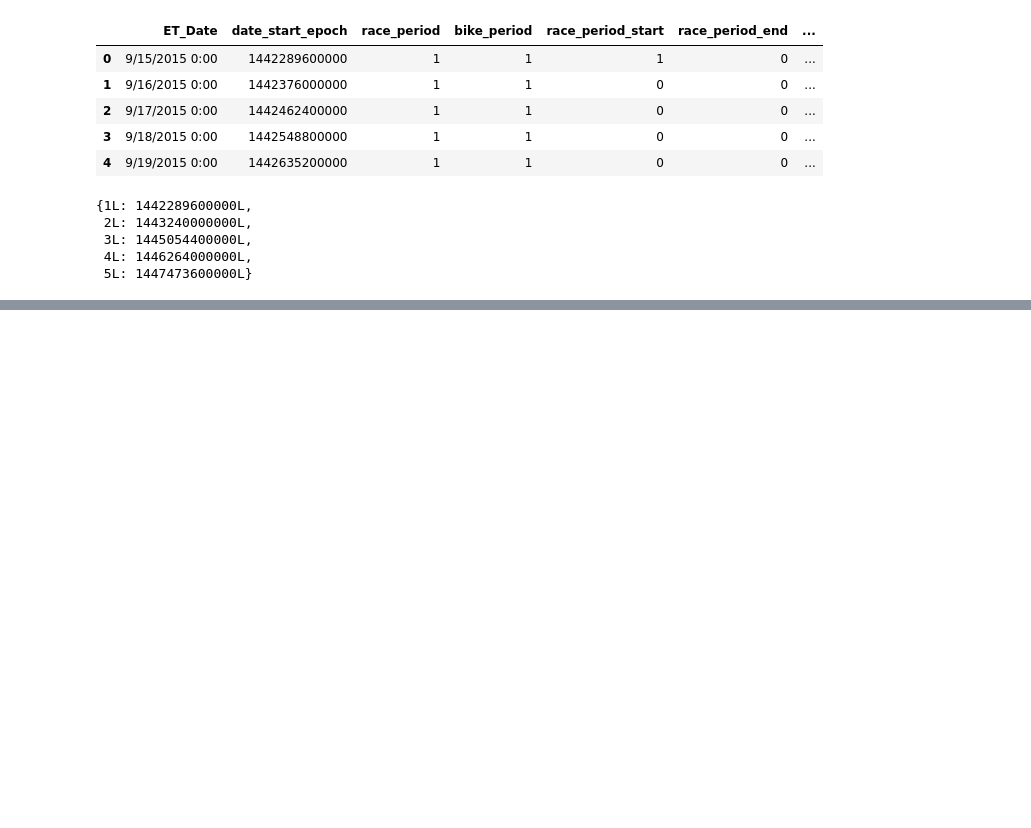
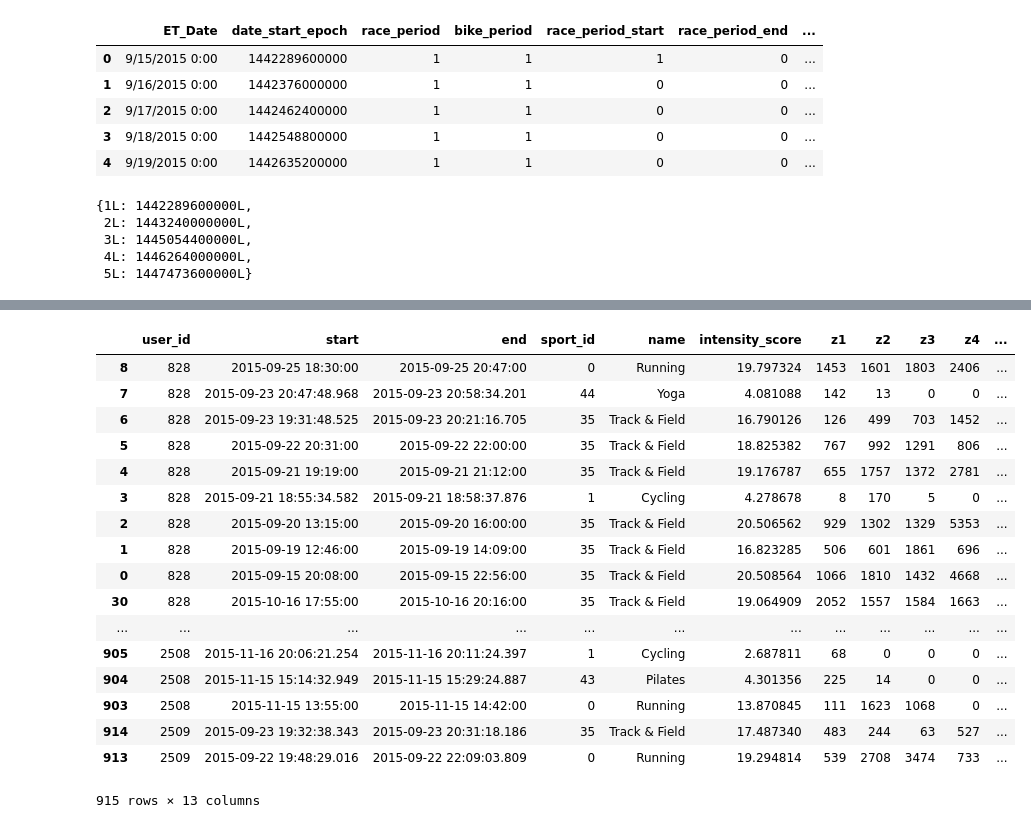
Before and after one commit to callen13/Senior_Thesis, a Jupyter notebook: workout_analysis.ipynb, the cells around one changed output, grey strips where cells are left out. Cells and saved outputs as stored; diff of their text form; code cells hidden in the pictures; blank space fills up the shorter version.

Commit message:
More progress, working on buildup days

```diff
--- a/workout_analysis.ipynb
+++ b/workout_analysis.ipynb
@@ -138,5 +102,25 @@ workouts_subset
+# %%
+def add_bike(df):
+    if (df.end_epoch >= bike_start_dict[1]) and (df.end_epoch < bike_start_dict[2]):
+        return 1
+    elif (df.end_epoch >= bike_start_dict[2]) and (df.end_epoch < bike_start_dict[3]):
+        return 2
+    elif (df.end_epoch >= race_start_dict[3]) and (df.end_epoch < bike_start_dict[4]):
+        return 3
+    elif (df.end_epoch >= bike_start_dict[4]) and (df.end_epoch < bike_start_dict[5]):
+        return 4
+    elif (df.end_epoch >= bike_start_dict[5]) and (df.end_epoch < bike_start_dict[6]):
+        return 5
+    elif (df.end_epoch >= bike_start_dict[6]) and (df.end_epoch < bike_start_dict[7]):
+        return 6
+    elif (df.end_epoch >= bike_start_dict[7]) and (df.end_epoch < bike_start_dict[8]):
+        return 7
+    elif (df.end_epoch >= bike_start_dict[8]) and (df.end_epoch < bike_start_dict[9]):
+        return 8
+    elif (df.end_epoch >= bike_start_dict[9]):
+        return 9
 # %%
-def add_periods(date_markers, df, buildup_days=0, version):
+def add_periods(date_markers, df, buildup_days=0, version=None):
     '''
     Adds race periods to the input dataframe 'df'
         Inputs:
@@ -146,13 +130,51 @@ def add_periods(date_markers, df, buildup_days=0, version):
                 if not 0, and instead a value "n", we look at the "n" days before the race/bike as the "period"
             version: takes two values: "bike", or "race", and treats appropriately
     '''
-    if buildup_days=0:
+    if version==None:
+        print "Enter Either 'race' or 'bike'!"
+    if buildup_days==0:
         if version=="race":
             #Collapse the data frame into only the start and end dates for each race period
             date_markers = date_markers[date_markers['race_period_start'] > 0].reset_index()
+
             #dictionary of race period to start epoch
             race_start_dict = {}
             for i in range(0, len(date_markers)):
-            race_start_dict[date_markers.values[i][3]] = date_markers.values[i][2]
+                race_start_dict[date_markers.values[i][3]] = date_markers.values[i][2]
 
             #Now label each race period as 1, 2, 3, 4, or 5
+            df['race_period'] = df.apply(add_race, axis=1)
+
+        elif version=="bike":
+            #same process, but using the bike start dates
+            date_markers = date_markers[date_markers['bike_period_start'] > 0].reset_index()
+            bike_start_dict = {}
+            for i in range(0, len(date_markers)):
+                bike_start_dict[date_markers.values[i][4]] = date_markers.values[i][2]
+            df['bike_period'] = df.apply(add_bike, axis=1)
+        return df
+# %%
+temp = add_periods(date_markers=date_markers, df=workouts, buildup_days=0, version="race")
+# %%
+group = temp.sort(['user_id', 'race_period', 'end_epoch'], ascending=[True, True, False])
+# %%
+group
+# %% [output]
+|  | user_id | start | end | sport_id | name | intensity_score | z1 | z2 | z3 | z4 | ... |
+| 8 | 828 | 2015-09-25 18:30:00 | 2015-09-25 20:47:00 | 0 | Running | 19.797324 | 1453 | 1601 | 1803 | 2406 | ... |
+| 7 | 828 | 2015-09-23 20:47:48.968 | 2015-09-23 20:58:34.201 | 44 | Yoga | 4.081088 | 142 | 13 | 0 | 0 | ... |
+| 6 | 828 | 2015-09-23 19:31:48.525 | 2015-09-23 20:21:16.705 | 35 | Track & Field | 16.790126 | 126 | 499 | 703 | 1452 | ... |
+| 5 | 828 | 2015-09-22 20:31:00 | 2015-09-22 22:00:00 | 35 | Track & Field | 18.825382 | 767 | 992 | 1291 | 806 | ... |
+| 4 | 828 | 2015-09-21 19:19:00 | 2015-09-21 21:12:00 | 35 | Track & Field | 19.176787 | 655 | 1757 | 1372 | 2781 | ... |
+| 3 | 828 | 2015-09-21 18:55:34.582 | 2015-09-21 18:58:37.876 | 1 | Cycling | 4.278678 | 8 | 170 | 5 | 0 | ... |
+| 2 | 828 | 2015-09-20 13:15:00 | 2015-09-20 16:00:00 | 35 | Track & Field | 20.506562 | 929 | 1302 | 1329 | 5353 | ... |
+| 1 | 828 | 2015-09-19 12:46:00 | 2015-09-19 14:09:00 | 35 | Track & Field | 16.823285 | 506 | 601 | 1861 | 696 | ... |
+| 0 | 828 | 2015-09-15 20:08:00 | 2015-09-15 22:56:00 | 35 | Track & Field | 20.508564 | 1066 | 1810 | 1432 | 4668 | ... |
+| 30 | 828 | 2015-10-16 17:55:00 | 2015-10-16 20:16:00 | 35 | Track & Field | 19.064909 | 2052 | 1557 | 1584 | 1663 | ... |
+| ... | ... | ... | ... | ... | ... | ... | ... | ... | ... | ... | ... |
+| 905 | 2508 | 2015-11-16 20:06:21.254 | 2015-11-16 20:11:24.397 | 1 | Cycling | 2.687811 | 68 | 0 | 0 | 0 | ... |
+| 904 | 2508 | 2015-11-15 15:14:32.949 | 2015-11-15 15:29:24.887 | 43 | Pilates | 4.301356 | 225 | 14 | 0 | 0 | ... |
+| 903 | 2508 | 2015-11-15 13:55:00 | 2015-11-15 14:42:00 | 0 | Running | 13.870845 | 111 | 1623 | 1068 | 0 | ... |
+| 914 | 2509 | 2015-09-23 19:32:38.343 | 2015-09-23 20:31:18.186 | 35 | Track & Field | 17.487340 | 483 | 244 | 63 | 527 | ... |
+| 913 | 2509 | 2015-09-22 19:48:29.016 | 2015-09-22 22:09:03.809 | 0 | Running | 19.294814 | 539 | 2708 | 3474 | 733 | ... |
+915 rows × 13 columns
```
Also changed, not shown: parts of 9 cells of this notebook.
